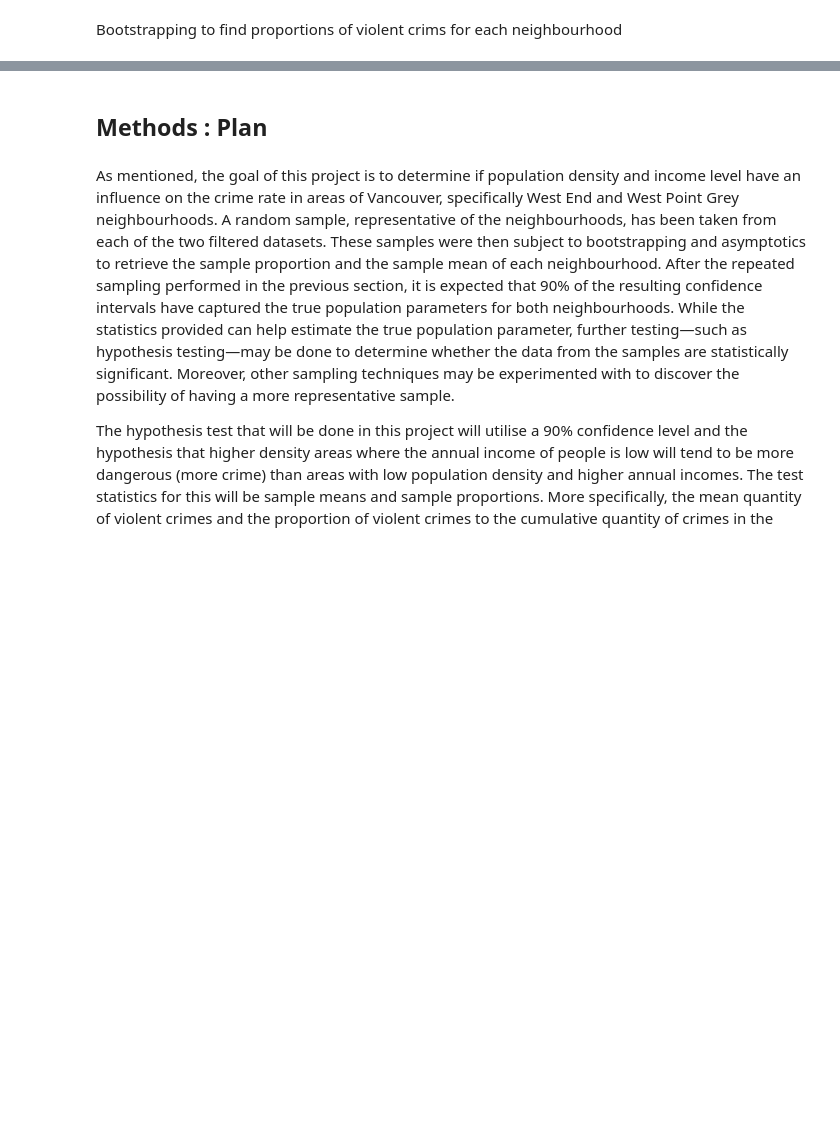
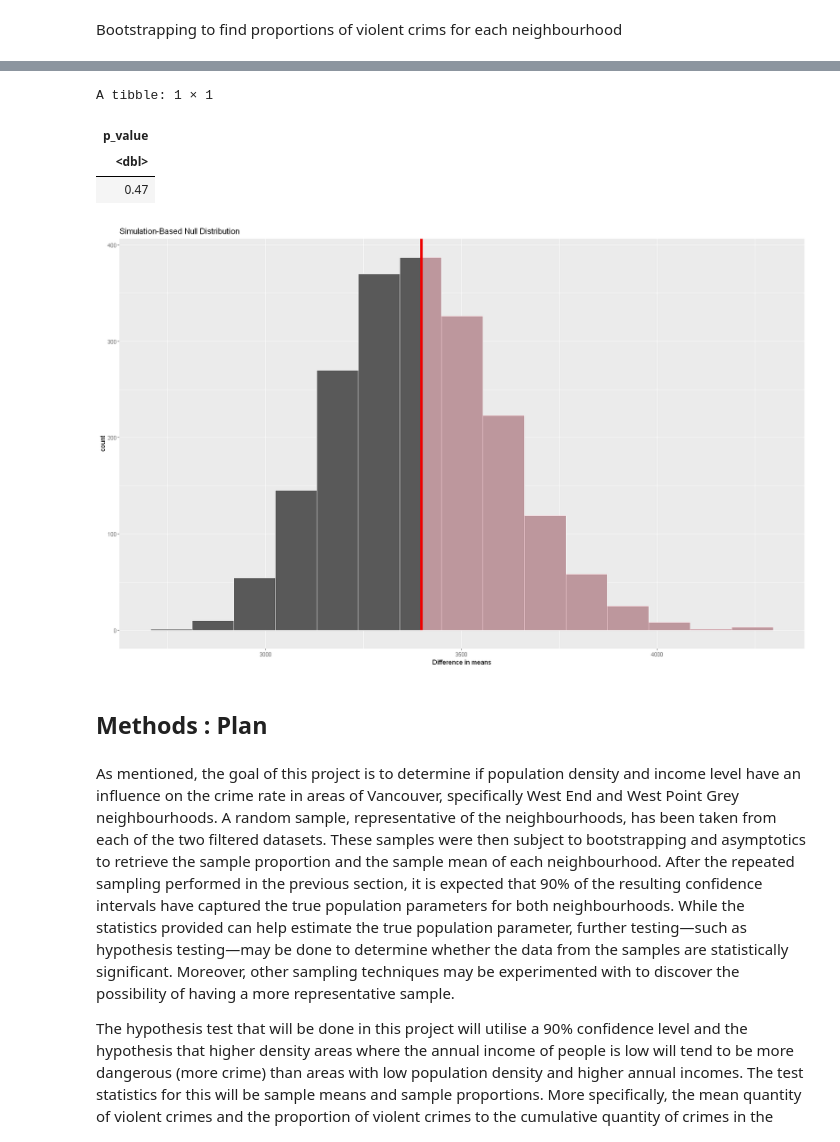
Before and after one commit to Utsav02/VancouverCrimeSTAT201, a Jupyter notebook: ProjectProposal.ipynb, the cells around one changed output, grey strips where cells are left out. Cells and saved outputs as stored; diff of their text form; code cells hidden in the pictures; blank space fills up the shorter version.

```diff
--- a/ProjectProposal.ipynb
+++ b/ProjectProposal.ipynb
@@ -223,0 +349,14 @@ plots(westend_violent_sample_plot, westpoint_violent_sample_plot)
+# %%
+#1. mean crime per year of westend is greater than westpoint
+#2. proportions of violent crime over total crime is greater for westend than westpoint
+
+filtered <- neighbourhood_year_grouped %>%
+filter(NEIGHBOURHOOD == "West End" | NEIGHBOURHOOD == "West Point Grey")
+
+hyp1 <- filtered %>%
+specify(Count~NEIGHBOURHOOD) %>%
+hypothesise(null = "independence") %>%
+generate(reps = 2000, type = "bootstrap") %>%
+calculate(stat = "diff in means", order = c("West End", "West Point Grey"))
+
+head(hyp1)
@@ -224,3 +375,20 @@ plots(westend_violent_sample_plot, westpoint_violent_sample_plot)
+# %%
+hyp1_plot <- hyp1 %>%
+visualise() +
+shade_p_value(obs_stat = 3877 - 479, direction = "right") +
+xlab("Difference in means")
+
+hyp1_plot
+
+hyp1_pvalue <- hyp1 %>%
+get_p_value(obs_stat = 3877 - 479, direction = "right")
+hyp1_pvalue
+# %% [output]
+A tibble: 1 × 1
+| p_value |
+| <dbl> |
+| 0.47 |
+[figure, added]
 # %% [markdown]
 ## Methods : Plan
 # %% [markdown]
```
Also changed, not shown: parts of 21 cells of this notebook.
